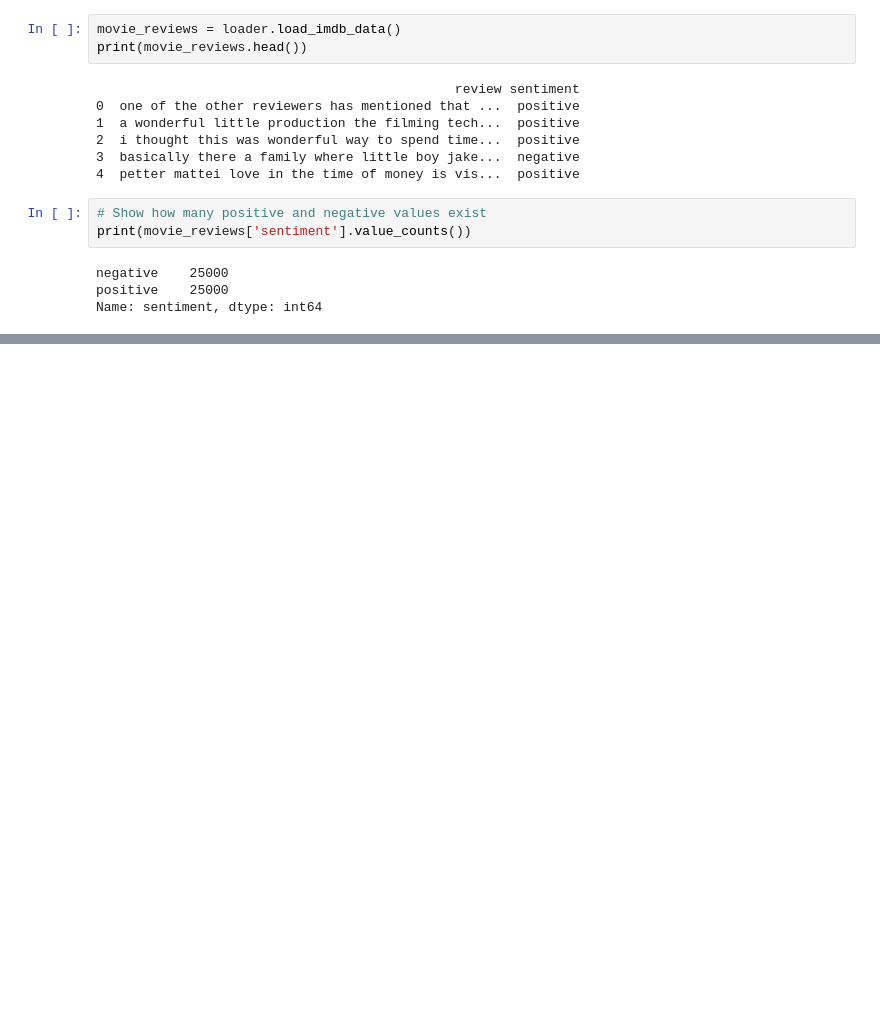
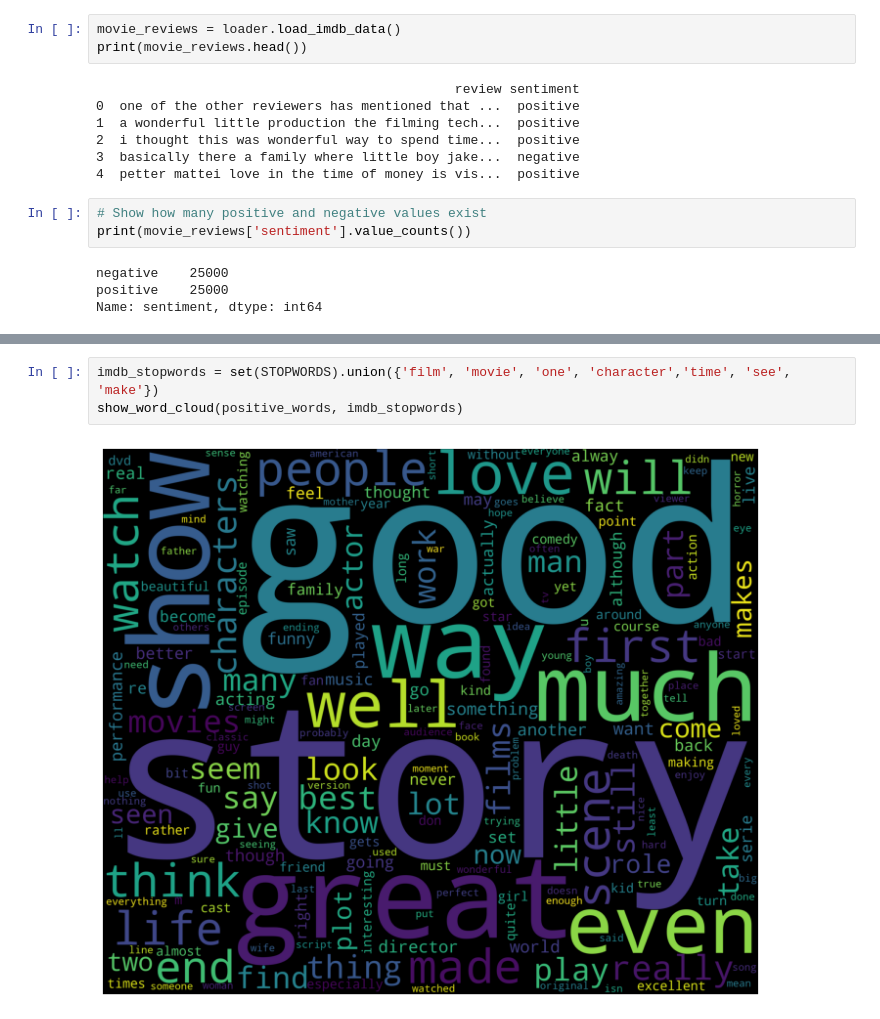
Before and after one commit to michalbal/SentimentAnalysysProject, a Jupyter notebook: sentiment_analysis_comparison.ipynb, the cells around one changed output, grey strips where cells are left out. Saved outputs shown, nothing was run; the diff lists cells and outputs as text; blank space fills up the shorter version.

```diff
--- a/sentiment_analysis_comparison.ipynb
+++ b/sentiment_analysis_comparison.ipynb
@@ -48,0 +57,5 @@ show_word_cloud(words)
+# %%
+imdb_stopwords = set(STOPWORDS).union({'film', 'movie', 'one', 'character','time', 'see', 'make'})
+show_word_cloud(positive_words, imdb_stopwords)
+# %% [output]
+[figure, added]
```
Also changed, not shown: parts of 8 cells of this notebook, 1 other file.
